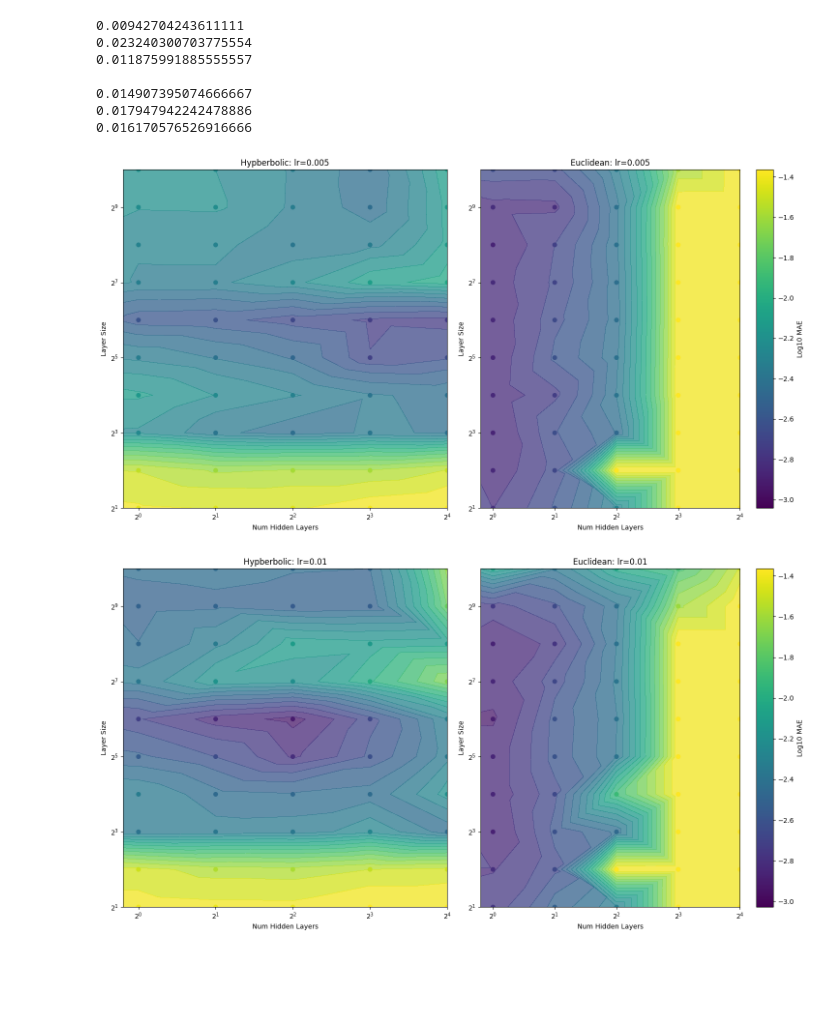
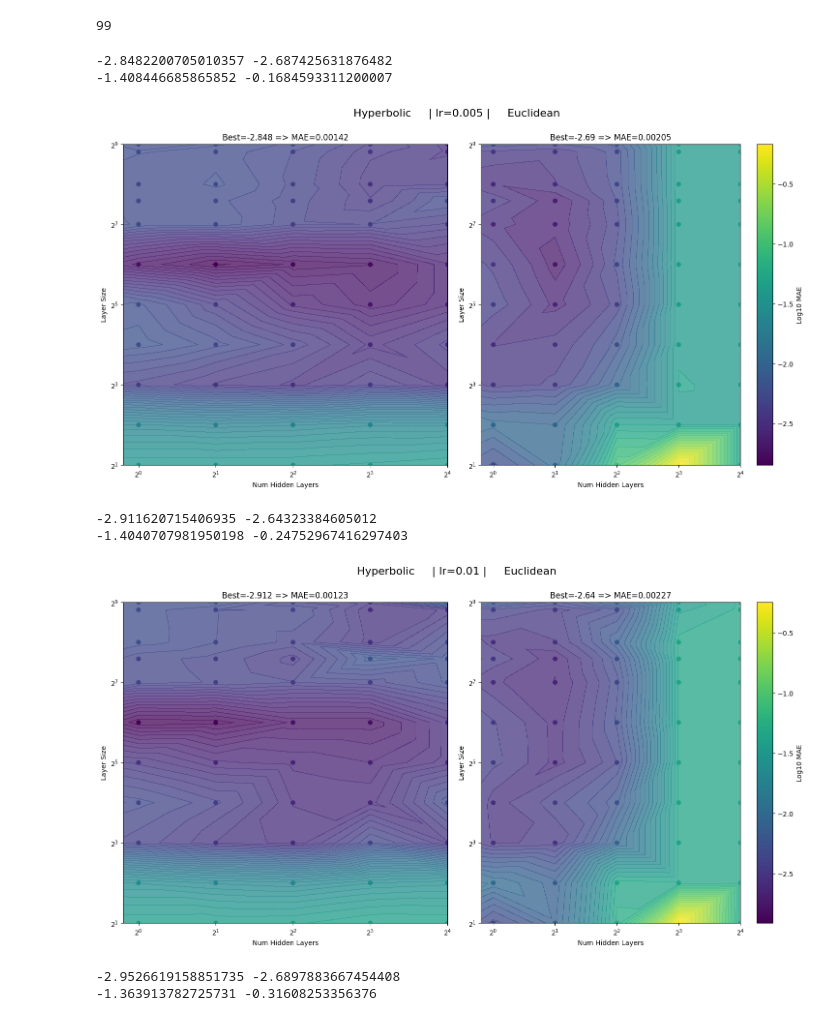
Before and after one commit to Rory-Dam/master_thesis, a Jupyter notebook: strawberry/plot_results.ipynb, the cells around one changed output. Saved outputs shown, nothing was run; the diff lists cells and outputs as text; code cells hidden in the pictures; blank space fills up the shorter version.

```diff
--- a/strawberry/plot_results.ipynb
+++ b/strawberry/plot_results.ipynb
@@ -57,7 +38,12 @@ grid_search_results
+# %%
+hyp_res = parse_results('grid_search_results/hyp_overall-liking_100.txt')
+euc_res = parse_results('grid_search_results/euc_overall-liking_5.txt')
 # %%
-params = np.array([p for p, _ in grid_search_results])
-values = np.array([v for _, v in grid_search_results])
-hyp_values, euc_values = values[:values.shape[0]//2], values[values.shape[0]//2:]
+hyp_params = np.array([p for p, _ in hyp_res])
+hyp_values = np.array([v for _, v in hyp_res])
+
+euc_params = np.array([p for p, _ in euc_res])
+euc_values = np.array([v for _, v in euc_res])
 
 hyp_values.shape
 # %% [output]
@@ -75,25 +51,17 @@ hyp_mins.shape, red_hyp_mins.shape
-# %%
-print(red_hyp_mins.mean())
-print(red_hyp_means.mean())
-print(red_hyp_meds.mean())
-print()
-print(red_euc_mins.mean())
-print(red_euc_means.mean())
-print(red_euc_meds.mean())
-# %% [output]
-0.00942704243611111
-0.023240300703775554
-0.011875991885555557
-
-0.014907395074666667
-0.017947942242478886
-0.016170576526916666
+# %%
+hyp_diffs = []
+for i in range(hyp_values.shape[2]):
+    hyp_diffs.append(np.mean(hyp_values.min(axis=2).flatten() / hyp_values[:,:,i].flatten()))
+# %%
+np.array(hyp_diffs).argmax()
+# %% [output]
+99
 # %%
 IN_SIZE = 89
 OUT_SIZE = 1
 
 NUM_HIDDEN_LAYERS = [0,1,2,4,8,16]
-LAYER_SIZE = [2,4,8,16,32,64,128,256,512,1024]
+LAYER_SIZE = [2,4,8,16,32,64,128,192,256,448,512]
 LR = [0.005, 0.01, 0.02]
 # %%
 num_hidden_layers = np.array(NUM_HIDDEN_LAYERS).repeat(len(LAYER_SIZE))
@@ -103,48 +71,57 @@ naive_sizes = (num_hidden_layers * layer_size**2).flatten()
 real_sizes = (num_hidden_layers * layer_size**2).flatten() + ((np.zeros_like(num_hidden_layers) + (IN_SIZE+OUT_SIZE))*layer_size).flatten()
 # %%
 for i, lr in enumerate(LR):
-    hyp_data = np.log10(hyp_mins.reshape(-1,3)[:,i])
-    euc_data = np.log10(euc_mins.reshape(-1,3)[:,i])
+    hyp_data = np.log10(hyp_values.mean(axis=1)[:,-1].reshape(-1,3)[:,i])
+    euc_data = np.log10(euc_values.mean(axis=1)[:,-1].reshape(-1,3)[:,i])
 
     min_val = min(np.min(hyp_data), np.min(euc_data))
     max_val = max(np.max(hyp_data), np.max(euc_data))
+
+    print(np.min(hyp_data), np.min(euc_data))
+    print(np.max(hyp_data), np.max(euc_data))
 
     cmap = plt.cm.viridis
     norm = Normalize(vmin=min_val, vmax=max_val)
 
     tri = Triangulation(num_hidden_layers, layer_size)  #create tri mesh
 
+
     plt.figure(figsize=(15,8))
-
-
+    plt.suptitle(f'Hyperbolic     | lr={lr} |     Euclidean', fontsize=16, y=1)
 
     plt.subplot(121)
-    ctf = plt.tricontourf(tri, hyp_data, levels=20, cmap=cmap, norm=norm, alpha=0.75)
+    ctf = plt.tricontourf(tri, hyp_data, levels=40, cmap=cmap, norm=norm, alpha=0.75)
     plt.scatter(num_hidden_layers, layer_size, c=hyp_data, cmap=cmap, norm=norm)
 
-    plt.title(f'Hypberbolic: lr={lr}')
+    plt.title(f'Best={np.min(hyp_data):.3f} => MAE={np.power(10, np.min(hyp_data)):.5f}')
     plt.xlabel('Num Hidden Layers')
     plt.ylabel('Layer Size')
 
     plt.xscale('log', base=2)
     plt.yscale('log', base=2)
 
 
     plt.subplot(122)
-    ctf = plt.tricontourf(tri, euc_data, levels=20, cmap=cmap, norm=norm, alpha=0.75)
+    ctf = plt.tricontourf(tri, euc_data, levels=40, cmap=cmap, norm=norm, alpha=0.75)
     euc_scatter = plt.scatter(num_hidden_layers, layer_size, c=euc_data, cmap=cmap, norm=norm)
     plt.colorbar(euc_scatter, label='Log10 MAE')
 
 
-    plt.title(f'Euclidean: lr={lr}')
+    plt.title(f'Best={np.min(euc_data):.3} => MAE={np.power(10, np.min(euc_data)):.5f}')
     plt.xlabel('Num Hidden Layers')
     plt.ylabel('Layer Size')
 
     plt.xscale('log', base=2)
     plt.yscale('log', base=2)
 
     plt.tight_layout()
     plt.show()
 # %% [output]
+-2.8482200705010357 -2.687425631876482
+-1.408446685865852 -0.1684593311200007
-[figure, old version]
+[figure, new version]
+-2.911620715406935 -2.64323384605012
+-1.4040707981950198 -0.24752967416297403
-[figure, old version]
+[figure, new version]
+-2.9526619158851735 -2.6897883667454408
+-1.363913782725731 -0.31608253356376
```
Also changed, not shown: parts of 5 cells of this notebook, 6 other files.
